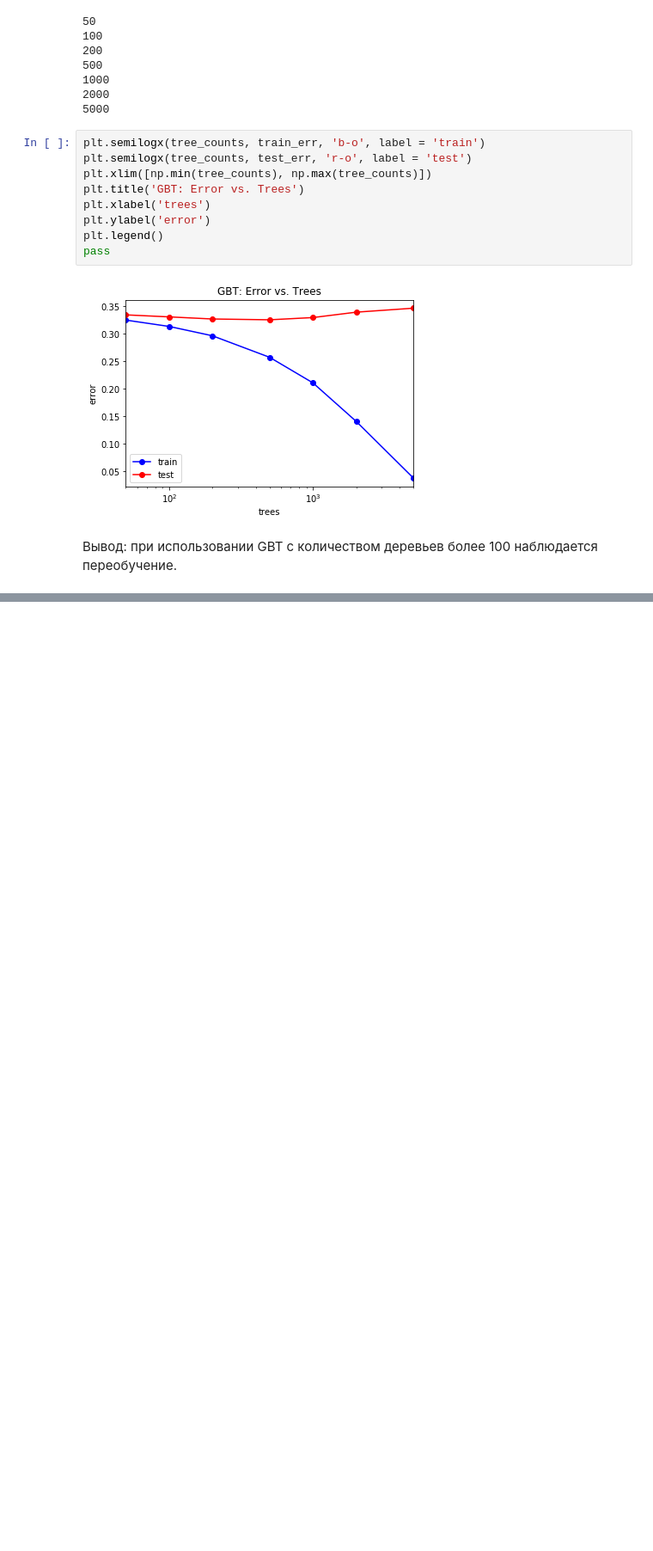
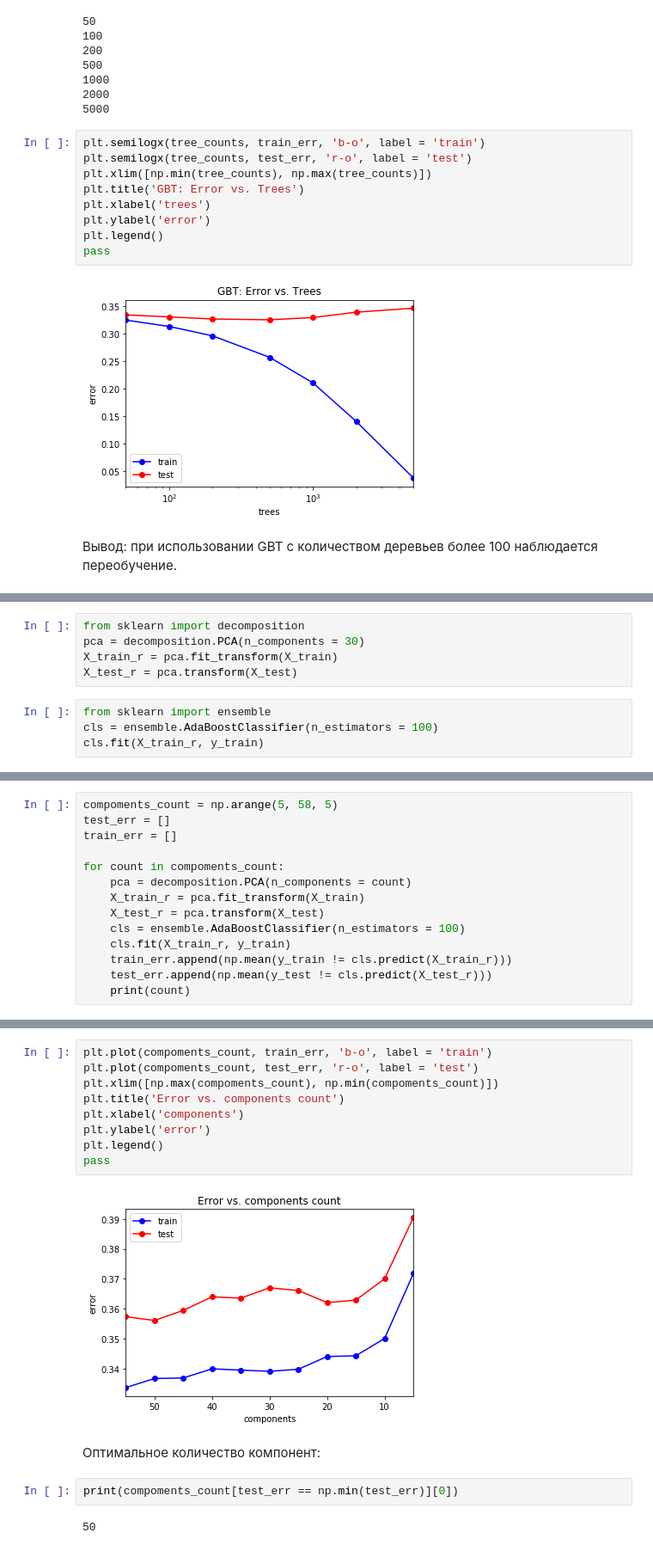
Before and after one commit to ekursakov/ml_homework, a Jupyter notebook: homework_1.ipynb, the cells around one changed output, grey strips where cells are left out. Shown at 86% size. Cells and saved outputs as stored; diff of their text form; blank space fills up the shorter version.

```diff
--- a/homework_1.ipynb
+++ b/homework_1.ipynb
@@ -816,0 +821,9 @@ pass
+# %%
+from sklearn import decomposition
+pca = decomposition.PCA(n_components = 30)
+X_train_r = pca.fit_transform(X_train)
+X_test_r = pca.transform(X_test)
+# %%
+from sklearn import ensemble
+cls = ensemble.AdaBoostClassifier(n_estimators = 100)
+cls.fit(X_train_r, y_train)
@@ -816,0 +839,14 @@ pass
+# %%
+compoments_count = np.arange(5, 58, 5)
+test_err = []
+train_err = []
+
+for count in compoments_count:
+    pca = decomposition.PCA(n_components = count)
+    X_train_r = pca.fit_transform(X_train)
+    X_test_r = pca.transform(X_test)
+    cls = ensemble.AdaBoostClassifier(n_estimators = 100)
+    cls.fit(X_train_r, y_train)
+    train_err.append(np.mean(y_train != cls.predict(X_train_r)))
+    test_err.append(np.mean(y_test != cls.predict(X_test_r)))
+    print(count)
@@ -816,0 +865,17 @@ pass
+# %%
+plt.plot(compoments_count, train_err, 'b-o', label = 'train')
+plt.plot(compoments_count, test_err, 'r-o', label = 'test')
+plt.xlim([np.max(compoments_count), np.min(compoments_count)])
+plt.title('Error vs. components count')
+plt.xlabel('components')
+plt.ylabel('error')
+plt.legend()
+pass
+# %% [output]
+[figure, added]
+# %% [markdown]
+Оптимальное количество компонент:
+# %%
+print(compoments_count[test_err == np.min(test_err)][0])
+# %% [output]
+50
```
Also changed, not shown: parts of 6 cells of this notebook.
